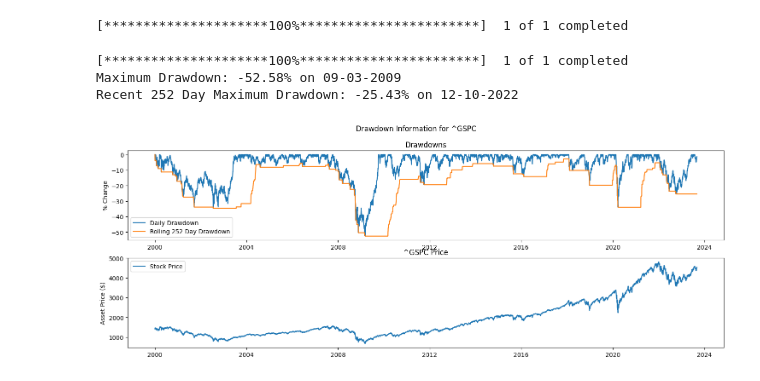
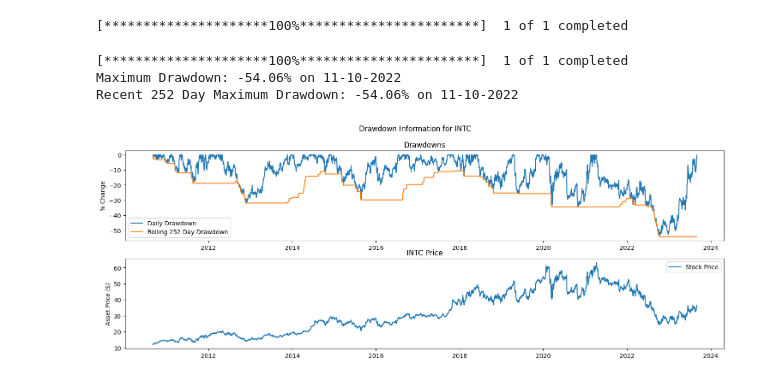
Before and after one commit to JackGreenaway/financial_calculations, a Jupyter notebook: test_notebook.ipynb, the cells around one changed output. Drawn from its saved outputs; the diff is of its cells as text; code cells hidden in the pictures.

```diff
--- a/test_notebook.ipynb
+++ b/test_notebook.ipynb
@@ -98,9 +98,9 @@ def asset_drawdown(asset: str, start_time: str, end_time: str=None, plot: bool=F
     else:
         return daily_drawdown, max_daily_drawdown
 # %%
-asset_drawdown("^GSPC", start_time="2000-01-01", end_time=None, plot=True)
+asset_drawdown("INTC", start_time="2010-09-01", end_time=None, plot=True)
 # %% [output]
 [*********************100%***********************]  1 of 1 completed
-Maximum Drawdown: -52.58% on 09-03-2009
-Recent 252 Day Maximum Drawdown: -25.43% on 12-10-2022
+Maximum Drawdown: -54.06% on 11-10-2022
+Recent 252 Day Maximum Drawdown: -54.06% on 11-10-2022
-[figure, old version]
+[figure, new version]
```
Also changed, not shown: parts of 1 cell of this notebook, 1 other file.
